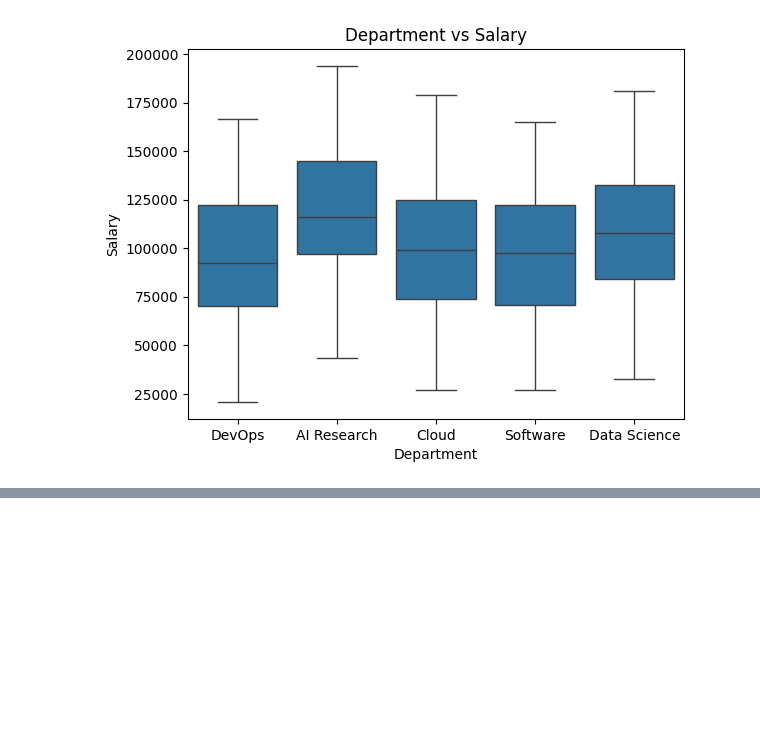
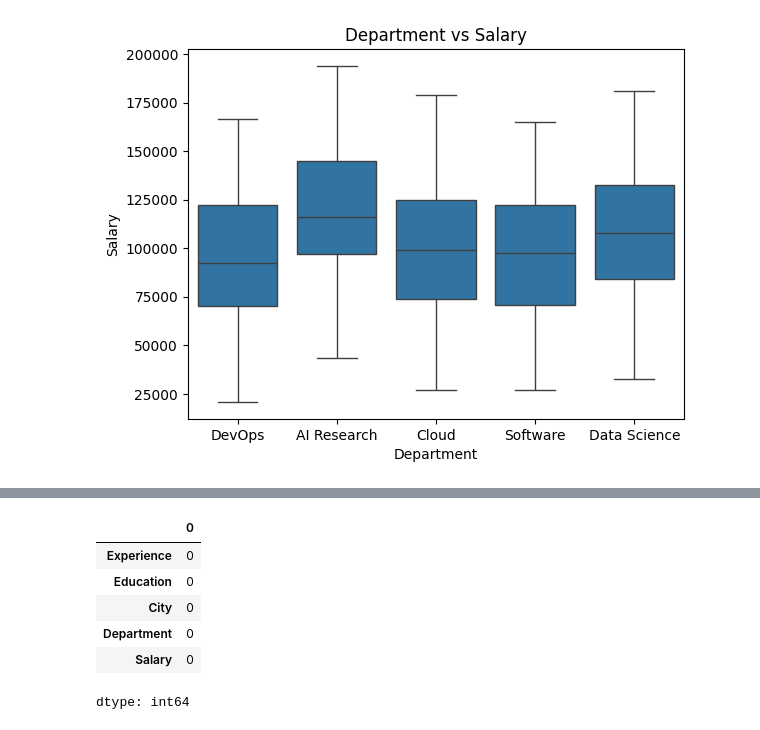
Before and after one commit to redashu/Intuit_ML_13thMay2026, a Jupyter notebook: notebooks/SalaryPrediction.ipynb, the cells around one changed output, grey strips where cells are left out. Cells and saved outputs as stored; diff of their text form; code cells hidden in the pictures; blank space fills up the shorter version.

```diff
--- a/notebooks/SalaryPrediction.ipynb
+++ b/notebooks/SalaryPrediction.ipynb
@@ -89,0 +121,17 @@ plt.show()
+# %%
+# missing values using simpleImputer using mean strategy
+impute = SimpleImputer(
+    strategy='mean'
+)
+df[['Experience','Salary']]=impute.fit_transform(df[['Experience','Salary']])
+#
+# %%
+df.isnull().sum()
+# %% [output]
+|  | 0 |
+| Experience | 0 |
+| Education | 0 |
+| City | 0 |
+| Department | 0 |
+| Salary | 0 |
+dtype: int64
```
Also changed, not shown: parts of 10 cells of this notebook.
